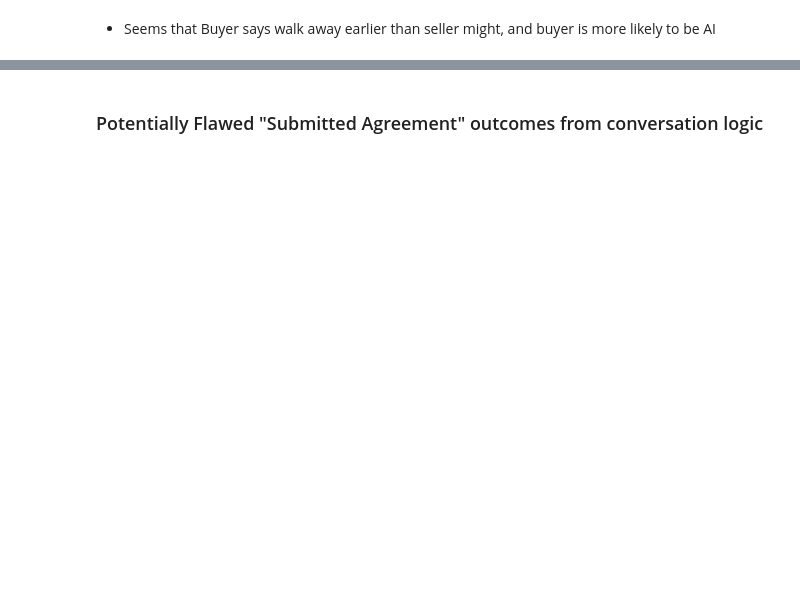
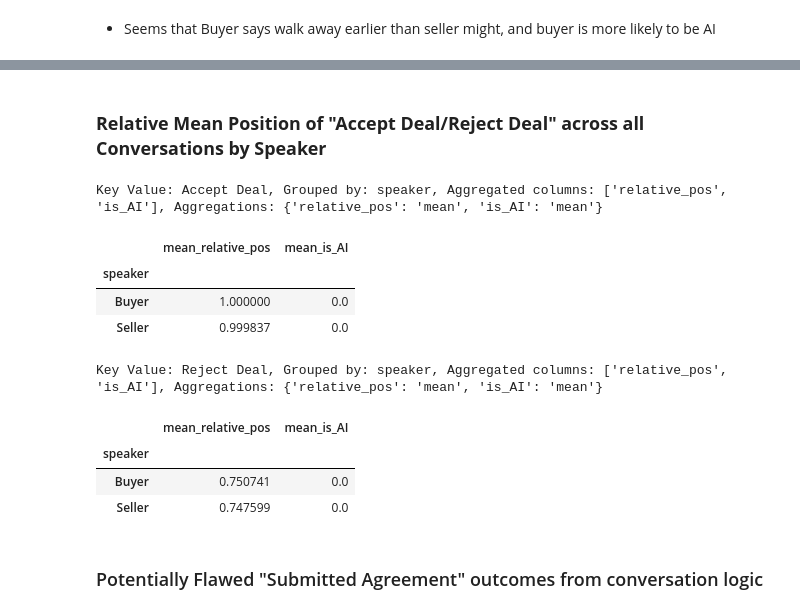
Before and after one commit to mishkin101/ConvoKit_Disputes, a Jupyter notebook: src/data_preprocessing.ipynb, the cells around one changed output, grey strips where cells are left out. Saved outputs shown, nothing was run; the diff lists cells and outputs as text; code cells hidden in the pictures; blank space fills up the shorter version.

```diff
--- a/src/data_preprocessing.ipynb
+++ b/src/data_preprocessing.ipynb
@@ -360,2 +726,18 @@ AttributeError: 'DataPreprocesser' object has no attribute 'getUttStatAgg'
+# %% [markdown]
+### **Relative Mean Position of "Accept Deal/Reject Deal" across all Conversations by Speaker**
+# %%
+display(data_preprocessor.groupbyMatchUttStat('Accept Deal', 'speaker', ['relative_pos', 'is_AI'], ['mean', 'mean']))
+display(data_preprocessor.groupbyMatchUttStat('Reject Deal', 'speaker', ['relative_pos', 'is_AI'], ['mean', 'mean']))
+# %% [output]
+Key Value: Accept Deal, Grouped by: speaker, Aggregated columns: ['relative_pos', 'is_AI'], Aggregations: {'relative_pos': 'mean', 'is_AI': 'mean'}
+|  | mean_relative_pos | mean_is_AI |
+| speaker |  |  |
+| Buyer | 1.000000 | 0.0 |
+| Seller | 0.999837 | 0.0 |
+Key Value: Reject Deal, Grouped by: speaker, Aggregated columns: ['relative_pos', 'is_AI'], Aggregations: {'relative_pos': 'mean', 'is_AI': 'mean'}
+|  | mean_relative_pos | mean_is_AI |
+| speaker |  |  |
+| Buyer | 0.750741 | 0.0 |
+| Seller | 0.747599 | 0.0 |
 # %% [markdown]
 ### Potentially Flawed "Submitted Agreement" outcomes from conversation logic
```
Also changed, not shown: parts of 23 cells of this notebook, 1 other file.
